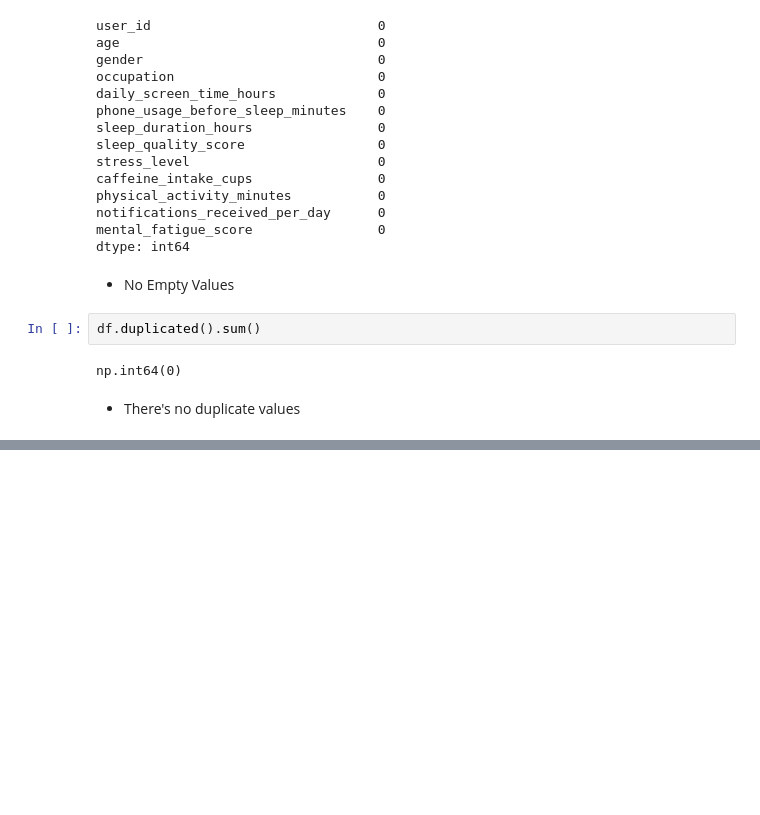
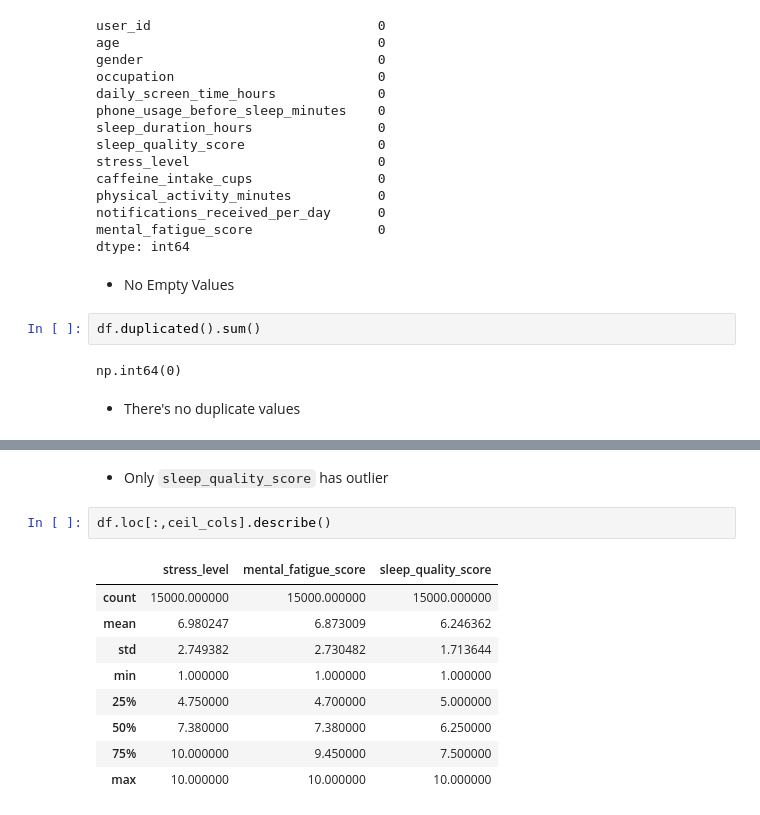
Before and after one commit to shivainlabs/Sleep-Screen-Time-and-Stress-Analysis, a Jupyter notebook: notebooks/01_data_understanding_eda.ipynb, the cells around one changed output, grey strips where cells are left out. Saved outputs shown, nothing was run; the diff lists cells and outputs as text; blank space fills up the shorter version.

```diff
--- a/notebooks/01_data_understanding_eda.ipynb
+++ b/notebooks/01_data_understanding_eda.ipynb
@@ -166,0 +227,14 @@ display(summary)
+# %% [markdown]
+- Only `sleep_quality_score` has outlier
+# %%
+df.loc[:,ceil_cols].describe()
+# %% [output]
+|  | stress_level | mental_fatigue_score | sleep_quality_score |
+| count | 15000.000000 | 15000.000000 | 15000.000000 |
+| mean | 6.980247 | 6.873009 | 6.246362 |
+| std | 2.749382 | 2.730482 | 1.713644 |
+| min | 1.000000 | 1.000000 | 1.000000 |
+| 25% | 4.750000 | 4.700000 | 5.000000 |
+| 50% | 7.380000 | 7.380000 | 6.250000 |
+| 75% | 10.000000 | 9.450000 | 7.500000 |
+| max | 10.000000 | 10.000000 | 10.000000 |
```
Also changed, not shown: parts of 17 cells of this notebook.
